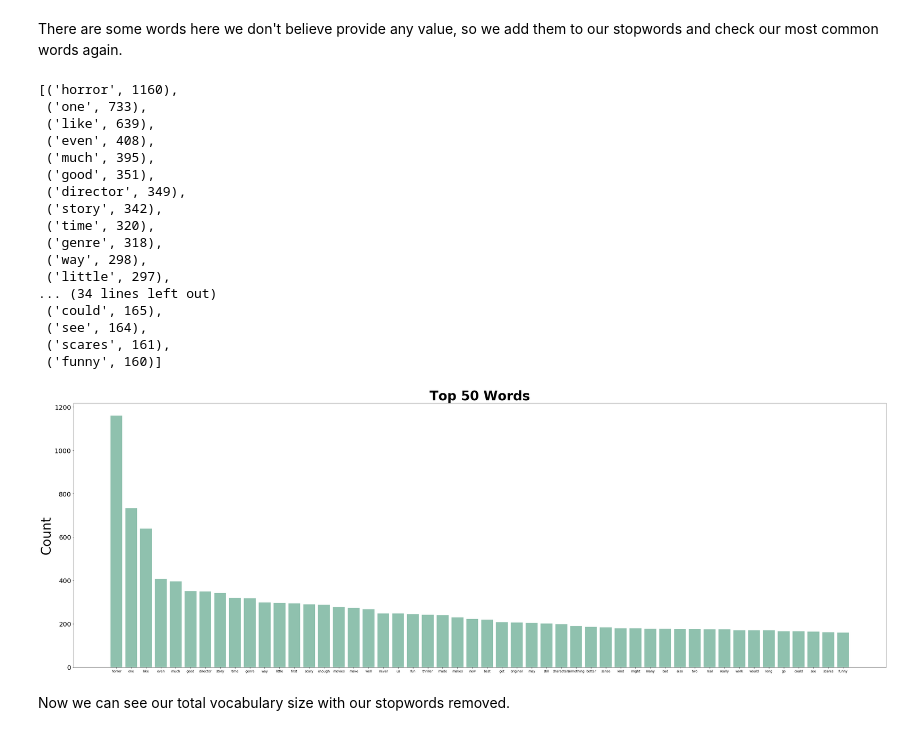
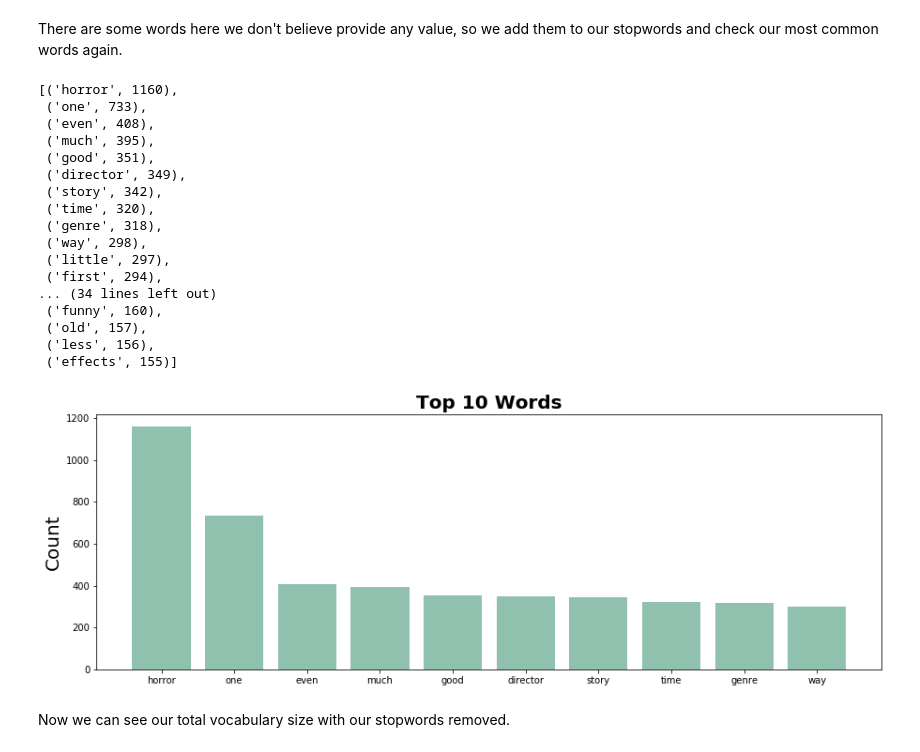
Before and after one commit to carlosiruiz/Movie_Review_Classifier, a Jupyter notebook: Notebooks_and_Code/Cleaning_and_EDA.ipynb, the cells around one changed output. Cells and saved outputs as stored; diff of their text form; code cells hidden in the pictures.

```diff
--- a/Notebooks_and_Code/Cleaning_and_EDA.ipynb
+++ b/Notebooks_and_Code/Cleaning_and_EDA.ipynb
@@ -142,12 +142,10 @@ processed_df = df.copy()
 processed_df['Review'] = processed_df['Review'].apply(process_review)
 # %%
 freqdist = FreqDist(sum(processed_df['Review'], []))
-top_50 = freqdist.most_common(50)
-top_50
+freqdist.most_common(50)
 # %% [output]
 [('horror', 1160),
  ('one', 733),
- ('like', 639),
  ('even', 408),
  ('much', 395),
  ('good', 351),
@@ -157,26 +155,28 @@ top_50
  ('genre', 318),
  ('way', 298),
  ('little', 297),
+ ('first', 294),
 ... (34 lines left out)
- ('could', 165),
- ('see', 164),
- ('scares', 161),
- ('funny', 160)]
+ ('funny', 160),
+ ('old', 157),
+ ('less', 156),
+ ('effects', 155)]
 # %%
-plt.figure(figsize=(45, 15))
-objects = [word[0] for word in top_50]
-counts = [word[1] for word in top_50]
+top_10 = freqdist.most_common(10)
+
+plt.figure(figsize=(15, 5))
+objects = [word[0] for word in top_10]
+counts = [word[1] for word in top_10]
 y_pos = np.arange(len(objects))
 
 plt.bar(y_pos, counts, align='center', alpha=0.5, color = "#21855f")
 plt.xticks(y_pos, objects)
-plt.yticks(fontsize=20)
-plt.ylabel('Count', fontsize=40)
-plt.title('Top 50 Words', fontweight='bold', fontsize=40)
+plt.ylabel('Count', fontsize=20)
+plt.title('Top 10 Words', fontweight='bold', fontsize=20)
 
 plt.savefig('../Images/top_50.png')
 # %% [output]
-[figure, old version]
+[figure, new version]
 # %% [markdown]
 Now we can see our total vocabulary size with our stopwords removed.
 # %%
```
Also changed, not shown: parts of 3 cells of this notebook, 3 other files.
